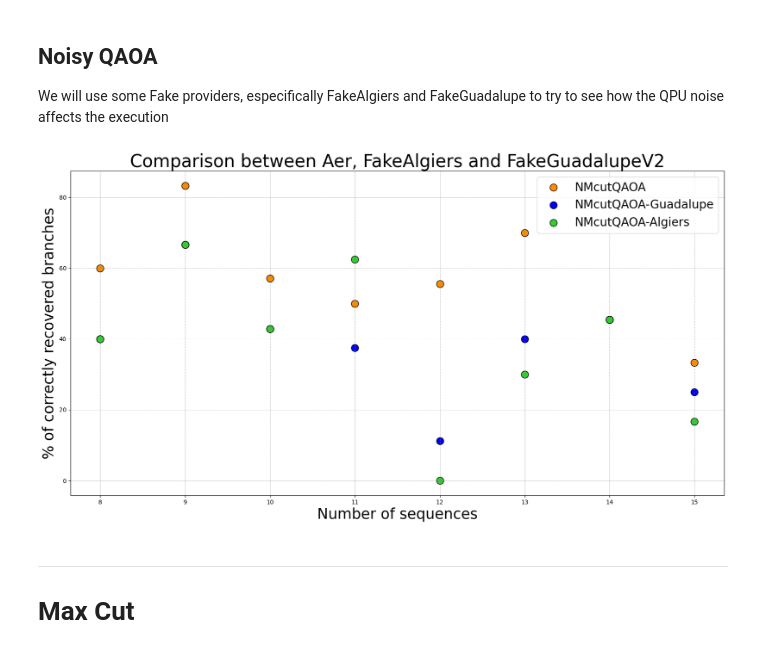
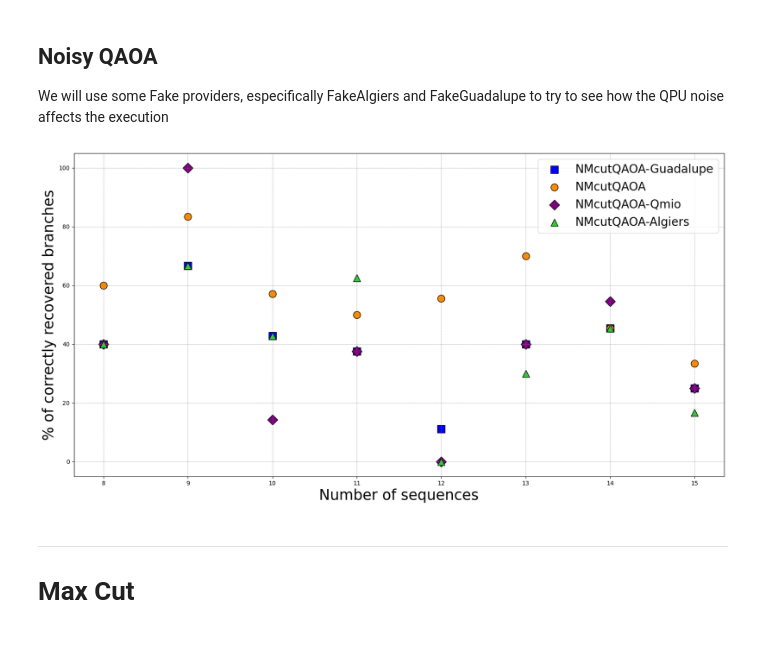
Before and after one commit to Nicofero/PhyloTree_ReConst, a Jupyter notebook: metrics_study.ipynb, the cells around one changed output. Cells and saved outputs as stored; diff of their text form; code cells hidden in the pictures.

```diff
--- a/metrics_study.ipynb
+++ b/metrics_study.ipynb
@@ -748,21 +748,23 @@ We will use some Fake providers, especifically FakeAlgiers and FakeGuadalupe to
 # %%
 guadalupe_df = pd.read_csv('metrics/RF-distance_qiskit_guadelupe.csv')
 algiers_df = pd.read_csv('metrics/RF-distance_qiskit_algiers.csv')
+qmio_df = pd.read_csv('metrics/RF-distance_qmio.csv')
 
 filtered_qiskit = qiskit_df[qiskit_df['size'] < 16]
 
 plt.subplots(figsize=(20, 10))
+plt.scatter(guadalupe_df['size'], guadalupe_df['RF'], edgecolor='k', color='blue', s=150,marker='s',label='NMcutQAOA-Guadalupe')
 plt.scatter(filtered_qiskit['size'], filtered_qiskit['RF'], edgecolor='k', color='darkorange', s=150,label='NMcutQAOA')
-plt.scatter(guadalupe_df['size'], guadalupe_df['RF'], edgecolor='k', color='blue', s=150,label='NMcutQAOA-Guadalupe')
-plt.scatter(algiers_df['size'], algiers_df['RF'], edgecolor='k', color='limegreen', s=150,label='NMcutQAOA-Algiers')
+plt.scatter(qmio_df['size'], qmio_df['RF'], edgecolor='k', color='purple', s=150,marker='D',label='NMcutQAOA-Qmio')
+plt.scatter(algiers_df['size'], algiers_df['RF'], edgecolor='k', color='limegreen', s=150,marker='^',label='NMcutQAOA-Algiers')
 plt.xlabel('Number of sequences',fontdict={'fontsize': 25})
 plt.ylabel('% of correctly recovered branches',fontdict={'fontsize': 25})
-plt.title('Comparison between Aer, FakeAlgiers and FakeGuadalupeV2', fontsize=30)
+# plt.title('Comparison between Aer, FakeAlgiers and FakeGuadalupeV2', fontsize=30)
 plt.grid(color='gray', linestyle='--', linewidth=0.4)
 plt.legend(fontsize=20)
 plt.show()
 # %% [output]
-[figure, old version]
+[figure, new version]
 # %% [markdown]
 ---
 
```
Also changed, not shown: parts of 2 cells of this notebook, 5 other files.
